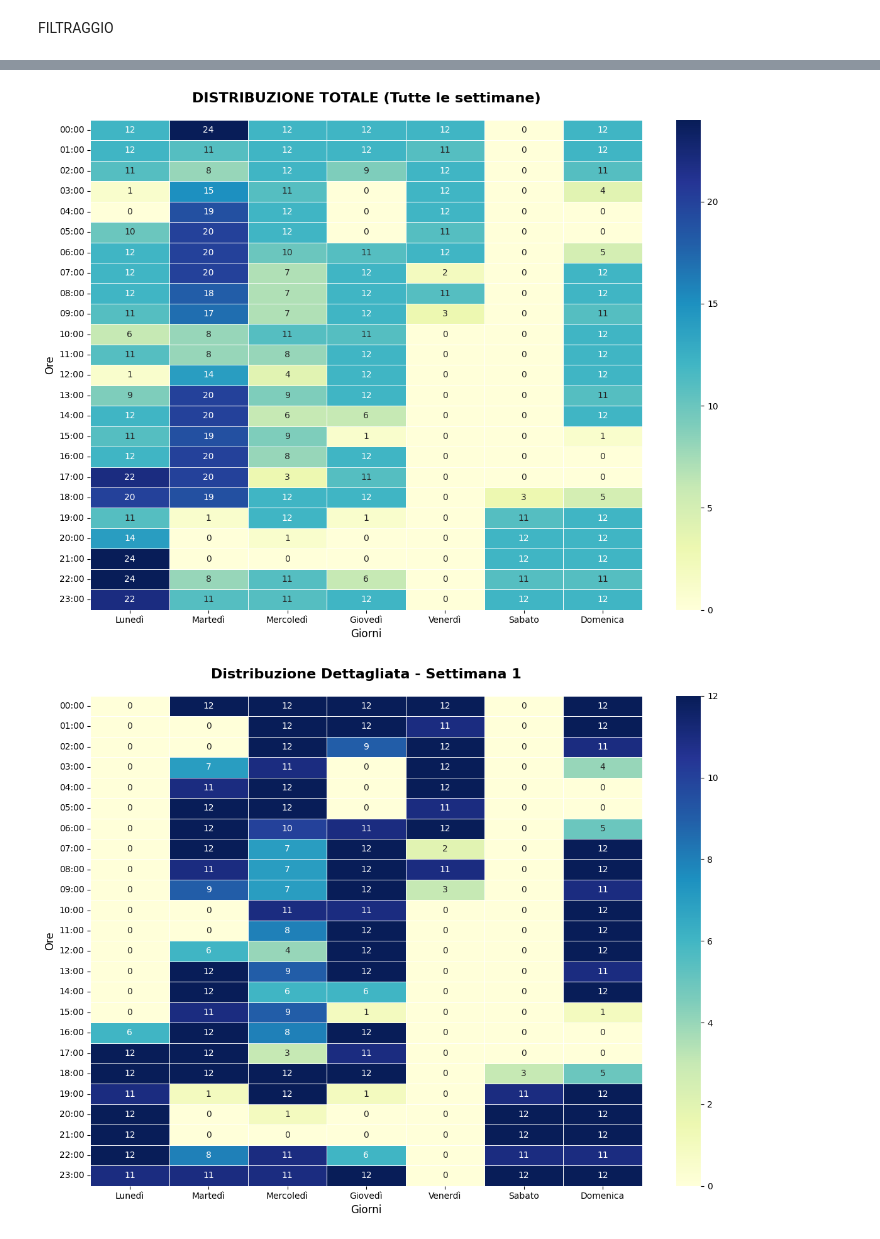
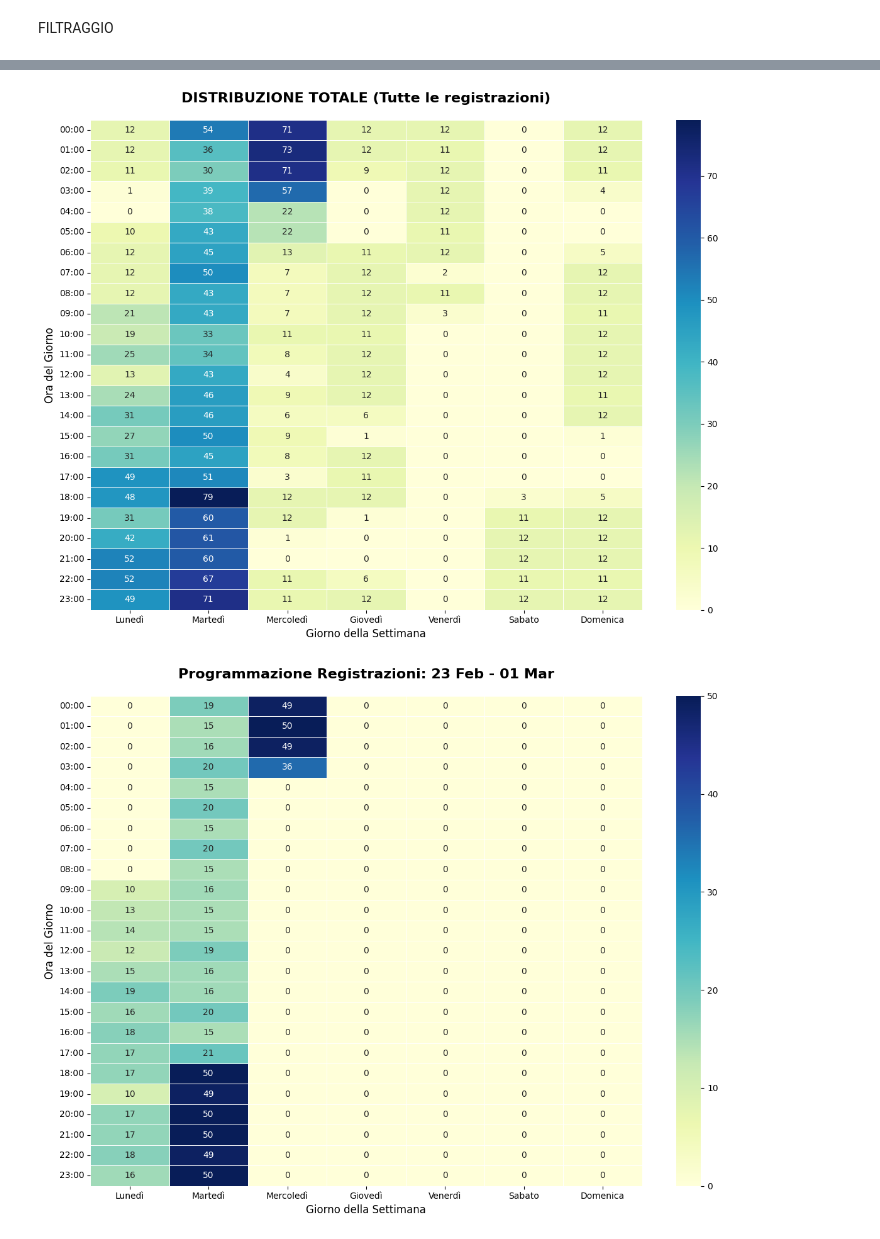
Before and after one commit to christiancioffi/AnalisiAudio, a Jupyter notebook: filtraggio.ipynb, the cells around one changed output, grey strips where cells are left out. Cells and saved outputs as stored; diff of their text form; code cells hidden in the pictures.

```diff
--- a/filtraggio.ipynb
+++ b/filtraggio.ipynb
@@ -25,8 +25,10 @@ CSV_OUTPUT_PATH = "audio_samples_metadata.csv"
 NOISE_PATH = "noise.wav"
 #OLD_DATE_FORMAT = "%Y/%m/%d,%H:%M:%S"
 DATE_FORMAT = "%Y-%m-%dT%H:%M:%S%z"
-START_DATE = "2026-03-09T00:00:00+0100"
-END_DATE = "2026-03-18T00:00:00+0100"
+#START_DATE = "2026-03-09T00:00:00+0100"
+#END_DATE = "2026-03-18T00:00:00+0100"
+START_DATE = "2026-02-01T00:00:00+0100"
+END_DATE = "2026-06-01T00:00:00+0100"
 # %%
 METADATA_KEYS = ["tmst", "noId", "blvl", "rmsv"]
 
@@ -154,6 +162,7 @@ for row in audiofiles_df.itertuples():
     else:
         print(f"File '{row.original_filename}' non trovato in {INPUT_AUDIO_DIR}")
 # %%
+
 def plot_registration_scheduling(audio_df):
     # 1. Preparazione dati
     df = audio_df.copy()
@@ -165,50 +174,54 @@ def plot_registration_scheduling(audio_df):
         'Thursday': 'Giovedì', 'Friday': 'Venerdì', 'Saturday': 'Sabato', 'Sunday': 'Domenica'
     }
 
-    # Rinominiamo direttamente qui per coerenza con la Pivot
     df['Giorni'] = df['timestamp'].dt.day_name().map(traduzione_giorni)
     df['Ore'] = df['timestamp'].dt.hour.astype(str).str.zfill(2) + ":00"
 
-    # Calcolo Settimana
-    start_date = df['timestamp'].min() - pd.to_timedelta(df['timestamp'].min().dayofweek, unit='D')
-    start_date = start_date.replace(hour=0, minute=0, second=0, microsecond=0)
-    df['week_num'] = ((df['timestamp'] - start_date).dt.days // 7) + 1
-    df['week_label'] = "Settimana " + df['week_num'].astype(str)
+    # 3. CALCOLO RANGE SETTIMANA (es. 02 Mar - 08 Mar)
+    # Troviamo il lunedì della settimana per ogni riga
+    df['monday'] = df['timestamp'] - pd.to_timedelta(df['timestamp'].dt.dayofweek, unit='D')
+    # Troviamo la domenica della settimana
+    df['sunday'] = df['monday'] + pd.to_timedelta(6, unit='D')
+
+    # Formattiamo la label: "02 Mar - 08 Mar"
+    df['week_range'] = (df['monday'].dt.strftime('%d %b') + " - " +
+                        df['sunday'].dt.strftime('%d %b'))
 
     # Ordinamento assi
     giorni_it = ['Lunedì', 'Martedì', 'Mercoledì', 'Giovedì', 'Venerdì', 'Sabato', 'Domenica']
     ore_ordinate = [f"{str(i).zfill(2)}:00" for i in range(24)]
 
-    # --- FUNZIONE INTERNA PER IL PLOT (per evitare ripetizioni) ---
     def draw_heatmap(data_pivot, titolo):
         plt.figure(figsize=(12, 9))
-        sns.heatmap(data_pivot, annot=True, fmt='g', cmap="YlGnBu", cbar=True, linewidths=.5)
+        sns.heatmap(data_pivot, annot=True, fmt='.0f', cmap="YlGnBu", cbar=True, linewidths=.5)
         plt.title(titolo, fontsize=16, weight='bold', pad=20)
-        plt.xlabel('Giorni', fontsize=12) # Etichetta asse X
-        plt.ylabel('Ore', fontsize=12)    # Etichetta asse Y
+        plt.xlabel('Giorno della Settimana', fontsize=12)
+        plt.ylabel('Ora del Giorno', fontsize=12)
         plt.tight_layout()
         plt.show()
 
     # --- PARTE 1: HEATMAP UNIFICATA ---
     pivot_all = df.pivot_table(index='Ore', columns='Giorni',
                                values='filename', aggfunc='count')
     pivot_all = pivot_all.reindex(index=ore_ordinate, columns=giorni_it).fillna(0)
 
-    draw_heatmap(pivot_all, 'DISTRIBUZIONE TOTALE (Tutte le settimane)')
+    draw_heatmap(pivot_all, 'DISTRIBUZIONE TOTALE (Tutte le registrazioni)')
 
-    # --- PARTE 2: HEATMAP PER OGNI SETTIMANA ---
-    settimane_presenti = sorted(df['week_label'].unique(), key=lambda x: int(x.split()[1]))
+    # --- PARTE 2: HEATMAP PER SETTIMANA CON DATE ---
+    # Ordiniamo le settimane cronologicamente basandoci sulla data del lunedì
+    settimane_ordinate = df.sort_values('monday')['week_range'].unique()
 
-    for settimana in settimane_presenti:
-        df_settimana = df[df['week_label'] == settimana]
+    for settimana in settimane_ordinate:
+        df_settimana = df[df['week_range'] == settimana]
+
         pivot_sett = df_settimana.pivot_table(index='Ore', columns='Giorni',
-                                             values='filename', aggfunc='count')
+                                               values='filename', aggfunc='count')
         pivot_sett = pivot_sett.reindex(index=ore_ordinate, columns=giorni_it).fillna(0)
 
-        draw_heatmap(pivot_sett, f'Distribuzione Dettagliata - {settimana}')
+        draw_heatmap(pivot_sett, f'Programmazione Registrazioni: {settimana}')
 
 
 plot_registration_scheduling(audiofiles_df)
 # %% [output]
-[figure, old version]
+[figure, new version]
-[figure, old version]
+[figure, new version]
```
Also changed, not shown: parts of 4 cells of this notebook, 2 other files.
